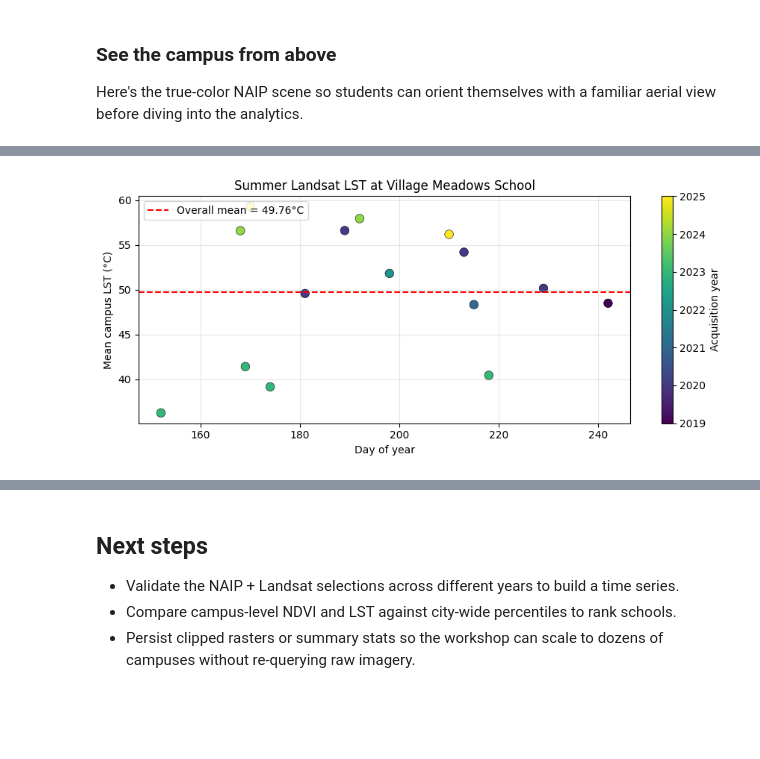
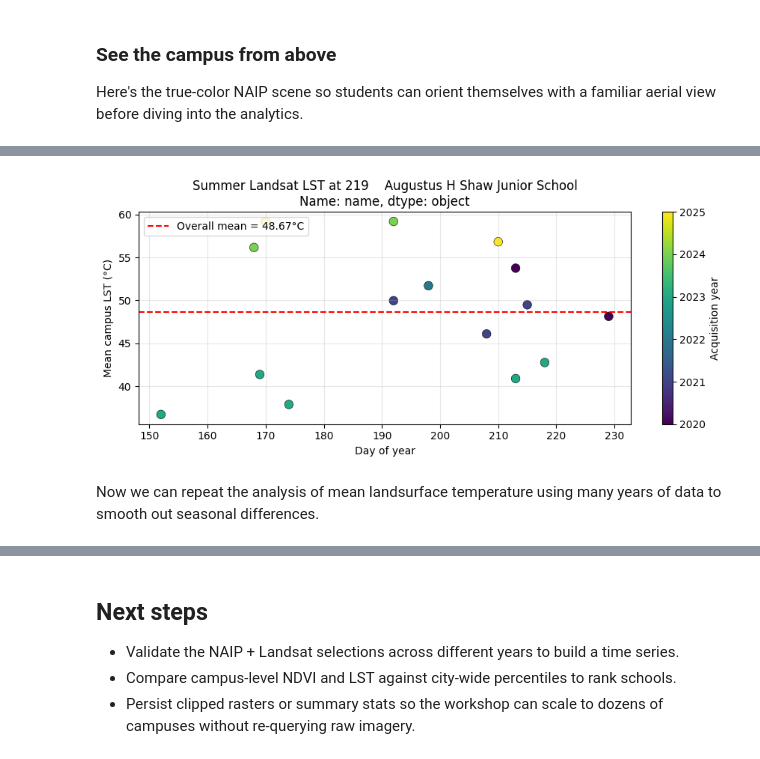
Before and after one commit to microsoft/ignite25-LAB597-make-more-informed-decisions-with-geospatial-intelligence, a Jupyter notebook: lab/school-greening.ipynb, the cells around one changed output, grey strips where cells are left out. Drawn from its saved outputs; the diff is of its cells as text; code cells hidden in the pictures; blank space fills up the shorter version.

```diff
--- a/lab/school-greening.ipynb
+++ b/lab/school-greening.ipynb
@@ -129,0 +690,8 @@ Total school features: 462
+# %%
+# os.environ.setdefault("OGR_GEOMETRY_ACCEPT_UNCLOSED_RING", "YES")\
+schools_raw = gpd.read_file("/Workspace/Shared/phoenix_schools.geojson", engine="pyogrio", on_invalid="fix")
+schools_gdf = schools_raw.dropna(subset=["name"])[schools_raw.geometry.type == "Polygon"].to_crs("EPSG:4326")
+# schools_raw = gpd.read_file("phoenix_schools.geojson", engine='pyogrio', on_invalid='fix')
+# schools_gdf = schools_raw.to_crs('EPSG:4326')
+print(f"Total school features: {len(schools_gdf):,}")
+schools_gdf[['name', 'amenity']].head()
@@ -170,0 +708,8 @@ Centroid (lon, lat): (-112.125142, 33.464505)
+# %%
+rng = np.random.RandomState(2)  # make a deterministic generator
+school = schools_gdf.sample(1, random_state=rng)
+school_shape = school.geometry.iloc[0]
+school_bounds = school.bounds.iloc[0]
+school_centroid = school_shape.centroid
+print(f"Selected school: {school.name.iloc[0]}")
+print(f"Location: {school_centroid.y:.5f}, {school_centroid.x:.5f}")
@@ -765,0 +831,8 @@ Overall mean LST (°C): 49.76
+# %%
+summer_landsat_df = collect_summertime_lst(school)
+overall_mean_c = summer_landsat_df['mean_temp_c'].mean()
+print(f"Collected {len(summer_landsat_df)} cloud-free summer observations")
+print(f"Overall mean LST (°C): {overall_mean_c:.2f}")
+
+display_columns = ['datetime', 'landsat_id', 'mean_temp_c', 'median_temp_c', 'min_temp_c', 'max_temp_c', 'valid_pixels']
+summer_landsat_df[display_columns].head()
@@ -766,31 +857,33 @@ Overall mean LST (°C): 49.76
 # %%
 # Plot the temperature time series to show day-to-day variability
 plot_df = summer_landsat_df.copy()
 plot_df['day_of_year'] = plot_df['datetime'].dt.dayofyear
 plot_df['year'] = plot_df['datetime'].dt.year
 
 fig, ax = plt.subplots(figsize=(9, 4))
 scatter = ax.scatter(
     plot_df['day_of_year'],
     plot_df['mean_temp_c'],
     c=plot_df['year'],
     cmap='viridis',
     s=70,
     edgecolor='k',
     linewidth=0.4,
     label=None
 )
 ax.axhline(overall_mean_c, color='red', linestyle='--', label=f'Overall mean = {overall_mean_c:.2f}°C')
-ax.set_title(f"Summer Landsat LST at {pilot_school_name}")
+ax.set_title(f"Summer Landsat LST at {school.name}")
 ax.set_ylabel('Mean campus LST (°C)')
 ax.set_xlabel('Day of year')
 ax.grid(alpha=0.3)
 legend_handles, legend_labels = ax.get_legend_handles_labels()
 if legend_handles:
     ax.legend(loc='upper left')
 cbar = plt.colorbar(scatter, ax=ax)
 cbar.set_label('Acquisition year')
 plt.tight_layout()
 plt.show()
 # %% [output]
-[figure, old version]
+[figure, new version]
+# %% [markdown]
+Now we can repeat the analysis of mean landsurface temperature using many years of data to smooth out seasonal differences.
```
Also changed, not shown: parts of 38 cells of this notebook.
